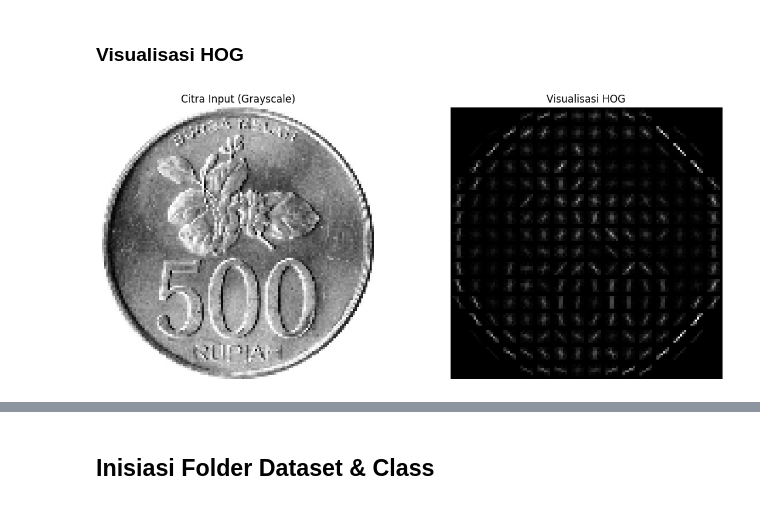
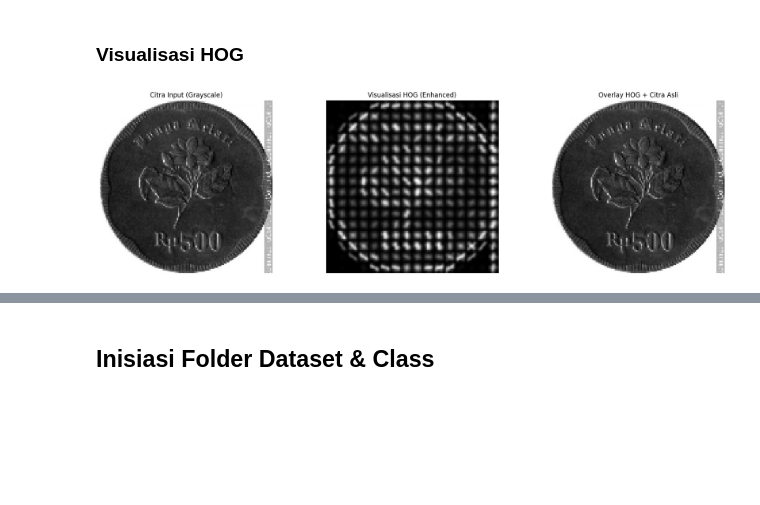
Before and after one commit to Arararra/pcd-coin-counting, a Jupyter notebook: app2.ipynb, the cells around one changed output, grey strips where cells are left out. Cells and saved outputs as stored; diff of their text form; code cells hidden in the pictures; blank space fills up the shorter version.

```diff
--- a/app2.ipynb
+++ b/app2.ipynb
@@ -72,7 +72,7 @@ import pandas as pd
 # =========================
 # LOAD SAMPLE IMAGE
 # =========================
-sample_path = os.path.join("dataset3/train/500/IMG_500_003.jpg")
+sample_path = os.path.join("dataset3/train/500/IMG_500_010.jpg")
 
 img = cv2.imread(sample_path)
 assert img is not None, "Gagal memuat gambar"
@@ -81,7 +81,7 @@ gray = cv2.cvtColor(img, cv2.COLOR_BGR2GRAY)
 gray = cv2.resize(gray, (128, 128))
 
 # =========================
-# HOG PARAMETERS (STANDAR)
+# HOG PARAMETERS (TIDAK DIUBAH)
 # =========================
 orientations = 18
 pixels_per_cell = (8, 8)
@@ -101,62 +101,60 @@ hog_features, hog_image = hog(
 )
 
 # =========================
-# VISUALIZATION
+# VISUALIZATION IMPROVEMENT
 # =========================
-fig, (ax1, ax2) = plt.subplots(1, 2, figsize=(12, 5))
 
-ax1.imshow(gray, cmap='gray')
-ax1.set_title("Citra Input (Grayscale)")
-ax1.axis('off')
-
-hog_image_rescaled = exposure.rescale_intensity(
-  hog_image, in_range=(0, np.max(hog_image))
+# 1. Contrast stretching (lebih stabil dari max)
+p2, p98 = np.percentile(hog_image, (2, 98))
+hog_vis = exposure.rescale_intensity(
+  hog_image,
+  in_range=(p2, p98)
 )
 
-ax2.imshow(hog_image_rescaled, cmap='gray')
-ax2.set_title("Visualisasi HOG")
-ax2.axis('off')
+# 2. Gamma correction (menonjolkan edge)
+hog_vis = exposure.adjust_gamma(hog_vis, gamma=0.6)
+
+# 3. Blur ringan (opsional tapi bikin bersih)
+hog_vis = cv2.GaussianBlur(hog_vis, (3, 3), 0)
+
+# 4. Overlay HOG ke citra asli
+overlay = cv2.addWeighted(
+  gray.astype(np.float32), 0.6,
+  hog_vis.astype(np.float32), 0.4,
+  0
+)
+
+# =========================
+# DISPLAY
+# =========================
+fig, axs = plt.subplots(1, 3, figsize=(18, 5))
+
+axs[0].imshow(gray, cmap='gray')
+axs[0].set_title("Citra Input (Grayscale)")
+axs[0].axis('off')
+
+axs[1].imshow(hog_vis, cmap='gray')
+axs[1].set_title("Visualisasi HOG (Enhanced)")
+axs[1].axis('off')
+
+axs[2].imshow(overlay, cmap='gray')
+axs[2].set_title("Overlay HOG + Citra Asli")
+axs[2].axis('off')
 
 plt.tight_layout()
 plt.show()
 
 # =========================
-# HOG DIMENSION CALCULATION
+# DIMENSION CHECK (AMAN)
 # =========================
-cells_x = gray.shape[1] // pixels_per_cell[1]
-cells_y = gray.shape[0] // pixels_per_cell[0]
-
-blocks_x = cells_x - cells_per_block[1] + 1
-blocks_y = cells_y - cells_per_block[0] + 1
-
-features_per_block = (
-  cells_per_block[0] *
-  cells_per_block[1] *
-  orientations
-)
-
-total_features = (
-  blocks_x *
-  blocks_y *
-  features_per_block
-)
-
 print("=" * 60)
-print("PERHITUNGAN DIMENSI HOG")
+print("JUMLAH FITUR HOG")
 print("=" * 60)
-print(f"Ukuran gambar           : 128 x 128")
-print(f"Cell                    : {pixels_per_cell}")
-print(f"Block                   : {cells_per_block}")
-print(f"Orientations            : {orientations}")
-print(f"Jumlah cell (X x Y)     : {cells_x} x {cells_y}")
-print(f"Jumlah block (X x Y)    : {blocks_x} x {blocks_y}")
-print(f"Fitur per block         : {features_per_block}")
-print(f"Total fitur (teori)     : {total_features}")
-print(f"Total fitur (aktual)    : {len(hog_features)}")
+print(f"Total fitur HOG : {len(hog_features)}")
 print("=" * 60)
 
 # =========================
-# GLOBAL ORIENTATION HISTOGRAM (VALID)
+# GLOBAL ORIENTATION HISTOGRAM (TIDAK DIUBAH)
 # =========================
 hog_tensor = hog(
   gray,
@@ -168,40 +166,37 @@ hog_tensor = hog(
   feature_vector=False
 )
 
-# hog_tensor shape:
-# (blocks_y, blocks_x, block_y, block_x, orientations)
 orientation_hist = hog_tensor.sum(axis=(0, 1, 2, 3))
-
 angles = np.arange(0, 180, 180 // orientations)
 
 plt.figure(figsize=(10, 5))
 plt.bar(angles, orientation_hist, width=8, edgecolor='black')
 plt.xlabel("Orientasi Gradien (derajat)")
 plt.ylabel("Magnitude Total")
 plt.title("Histogram Orientasi Gradien (HOG)")
 plt.xticks(angles)
 plt.grid(axis='y', alpha=0.3)
 plt.tight_layout()
 plt.show()
 
 # =========================
 # STATISTICS TABLE
 # =========================
 hog_stats = pd.DataFrame({
   "Orientasi (derajat)": angles,
   "Magnitude": orientation_hist,
   "Persentase (%)": (orientation_hist / orientation_hist.sum() * 100).round(2)
 })
 
 print("\n" + "=" * 60)
 print("TABEL STATISTIK HOG")
 print("=" * 60)
 print(hog_stats.to_string(index=False))
 print("=" * 60)
-print(f"Total Magnitude : {orientation_hist.sum():.2f}")
-print(f"Mean            : {orientation_hist.mean():.2f}")
-print(f"Std             : {orientation_hist.std():.2f}")
+print(f"Total Magnitude   : {orientation_hist.sum():.2f}")
+print(f"Mean              : {orientation_hist.mean():.2f}")
+print(f"Std               : {orientation_hist.std():.2f}")
 print(f"Orientasi Dominan : {angles[np.argmax(orientation_hist)]}°")
 # %% [output]
-[figure, old version]
+[figure, new version]
 ============================================================
```
Also changed, not shown: parts of 2 cells of this notebook.
